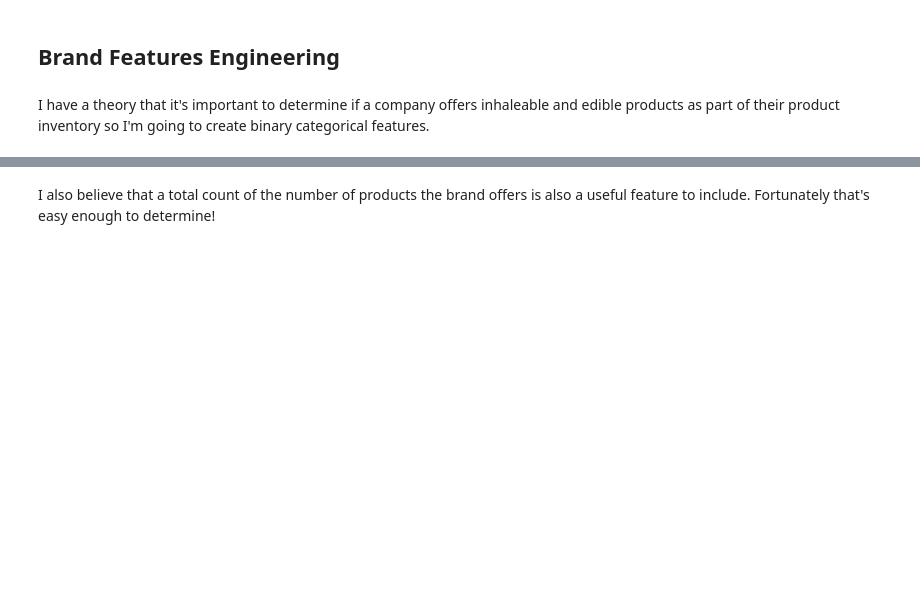
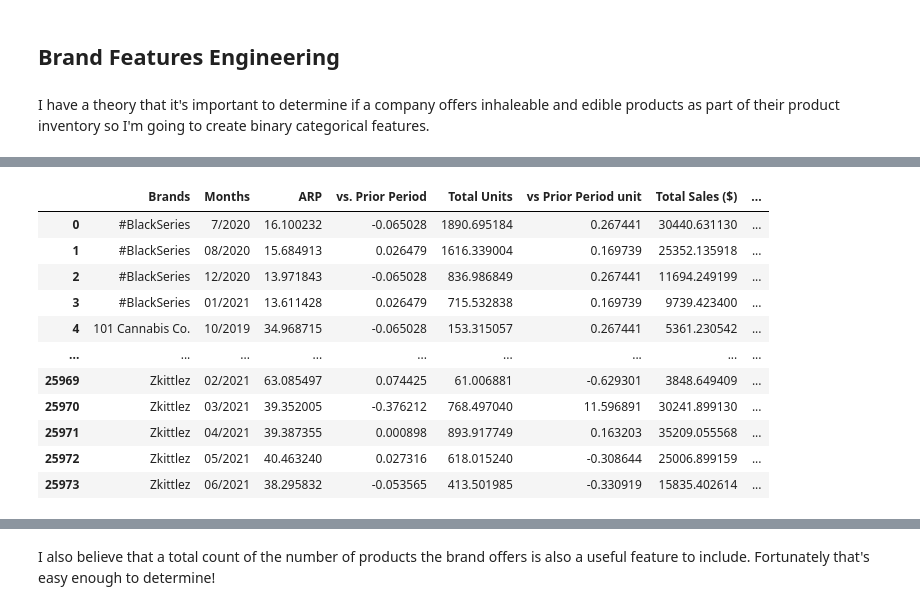
Before and after one commit to RadEagle/CSM148_Project_3, a Jupyter notebook: Project_3_Notebook.ipynb, the cells around one changed output, grey strips where cells are left out. Drawn from its saved outputs; the diff is of its cells as text; code cells hidden in the pictures; blank space fills up the shorter version.

```diff
--- a/Project_3_Notebook.ipynb
+++ b/Project_3_Notebook.ipynb
@@ -1061,0 +1048,77 @@ feature_engineering
+# %%
+bd = pd.read_csv('data/BrandDetails.csv')
+#bd.head(50)
+#temp=['101 Cannabis Co.','#BlackSeries','Zuma Topicals']
+temp1 = []
+feature_engineering=[]
+ft = pd.read_csv('./final_timeseries.csv')
+brandsnew = bd['Brand'].unique()
+#simple function returns ser to set values to zero for each iteration
+def z():
+    return 0,0,0,0,0,0,0,0,0,0,0,0,0,0,0,0
+#loop thru the names in reverse order so when we append the order will be in the right way.
+for i in reversed(brandsnew):
+    #set all the values to zero
+    value1,value2,value3,value4,value5,value6,value7,value8,value9,value10,value11,value12,value13,value14,value15,value16 = z()
+    #extract first brand name
+    br_b = bd[bd.Brand == i]
+    #extract brands'first row
+    br = br_b.head(1)
+    #find same brand in our csv file
+    bd_d = ft[ft.Brands == i]
+    #get right feature for each category and assign value=1
+    if 'Inhaleables' in br['Category L1'].values:
+        value = 1
+    if 'Edibles' in br['Category L1'].values:
+        value1 = 1
+    if 'Flower' in br['Category L2'].values:
+        value2 = 1
+    if 'Concentrates' in br['Category L2'].values:
+        value3 = 1
+    if 'Pre-Rolled' in br['Category L2'].values:
+        value4 = 1
+    if 'Topicals' in br['Category L2'].values:
+        value5 = 1
+    if 'Edibles' in br['Category L2'].values:
+        value6 = 1
+    if 'Hybrid' in br['Category L3'].values:
+        value8 = 1
+    if 'Sativa Dominant' in br['Category L3'].values:
+        value9 = 1
+    if 'Dabbable Concentrates' in br['Category L3'].values:
+        value10 = 1
+    if 'Infused Pre-Rolled' in br['Category L3'].values:
+        value11 = 1
+    if 'Pre-Rolled' in br['Category L3'].values:
+        value12 = 1
+    if 'Wax' in br['Category L4'].values:
+        value13 = 1
+    if 'Live Resin' in br['Category L4'].values:
+        value14 = 1
+    if 'Rosin' in br['Category L4'].values:
+        value15 = 1
+    if 'Vape Disposable' in br['Category L4'].values:
+        value16 = 1
+    #create column in our csv file and assign one hot coded feature
+    bd_d['Inhaleables'] = value
+    bd_d['Edible'] = value1
+    bd_d['Flower'] = value2
+    bd_d['Concentrates'] = value3
+    bd_d['Pre-Rolled'] = value4
+    bd_d['Topicals'] = value5
+    bd_d['Edibles'] = value6
+    bd_d['Hybrid'] = value8
+    bd_d['Sativa Dominant'] = value9
+    bd_d['Dabbable Concentrates'] = value10
+    bd_d['Infused Pre-Rolled'] = value11
+    bd_d['Pre-Rolled'] = value12
+    bd_d['Wax'] = value13
+    bd_d['Live Resin'] = value14
+    bd_d['Rosin'] = value15
+    bd_d['Vape Disposable'] = value16
+    #append each brand page into whole csv
+    temp1 = bd_d.append(temp1)
+feature_engineering = temp1.copy()
+feature_engineering.to_csv('feature_engineering.csv', index=True)
+feature_engineering
+# %% [output]
@@ -1061,0 +1142,12 @@ feature_engineering
+|  | Brands | Months | ARP | vs. Prior Period | Total Units | vs Prior Period unit | Total Sales ($) | ... |
+| 0 | #BlackSeries | 7/2020 | 16.100232 | -0.065028 | 1890.695184 | 0.267441 | 30440.631130 | ... |
+| 1 | #BlackSeries | 08/2020 | 15.684913 | 0.026479 | 1616.339004 | 0.169739 | 25352.135918 | ... |
+| 2 | #BlackSeries | 12/2020 | 13.971843 | -0.065028 | 836.986849 | 0.267441 | 11694.249199 | ... |
+| 3 | #BlackSeries | 01/2021 | 13.611428 | 0.026479 | 715.532838 | 0.169739 | 9739.423400 | ... |
+| 4 | 101 Cannabis Co. | 10/2019 | 34.968715 | -0.065028 | 153.315057 | 0.267441 | 5361.230542 | ... |
+| ... | ... | ... | ... | ... | ... | ... | ... | ... |
+| 25969 | Zkittlez | 02/2021 | 63.085497 | 0.074425 | 61.006881 | -0.629301 | 3848.649409 | ... |
+| 25970 | Zkittlez | 03/2021 | 39.352005 | -0.376212 | 768.497040 | 11.596891 | 30241.899130 | ... |
+| 25971 | Zkittlez | 04/2021 | 39.387355 | 0.000898 | 893.917749 | 0.163203 | 35209.055568 | ... |
+| 25972 | Zkittlez | 05/2021 | 40.463240 | 0.027316 | 618.015240 | -0.308644 | 25006.899159 | ... |
+| 25973 | Zkittlez | 06/2021 | 38.295832 | -0.053565 | 413.501985 | -0.330919 | 15835.402614 | ... |
```
Also changed, not shown: parts of 5 cells of this notebook, 4 other files.
